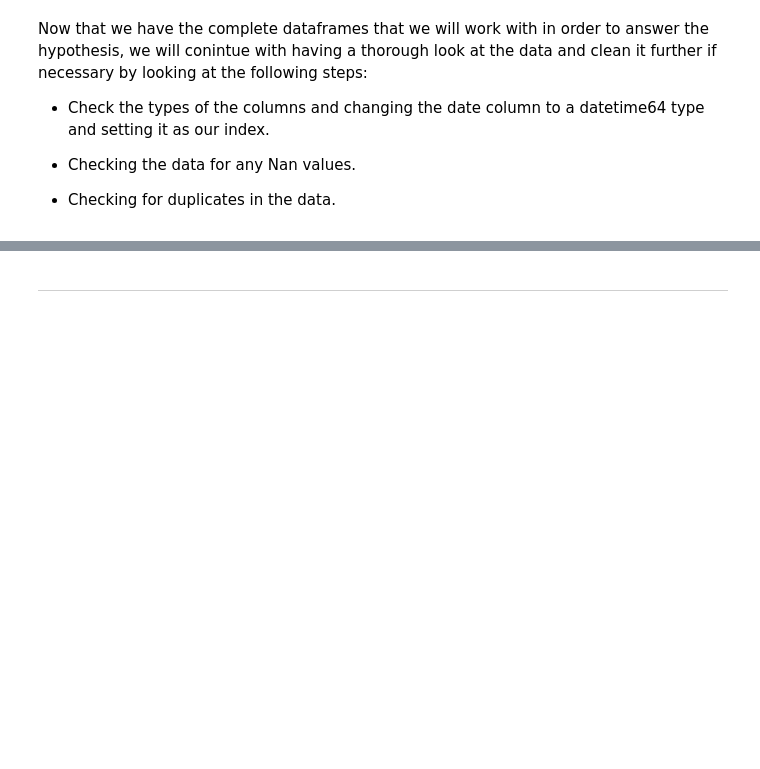
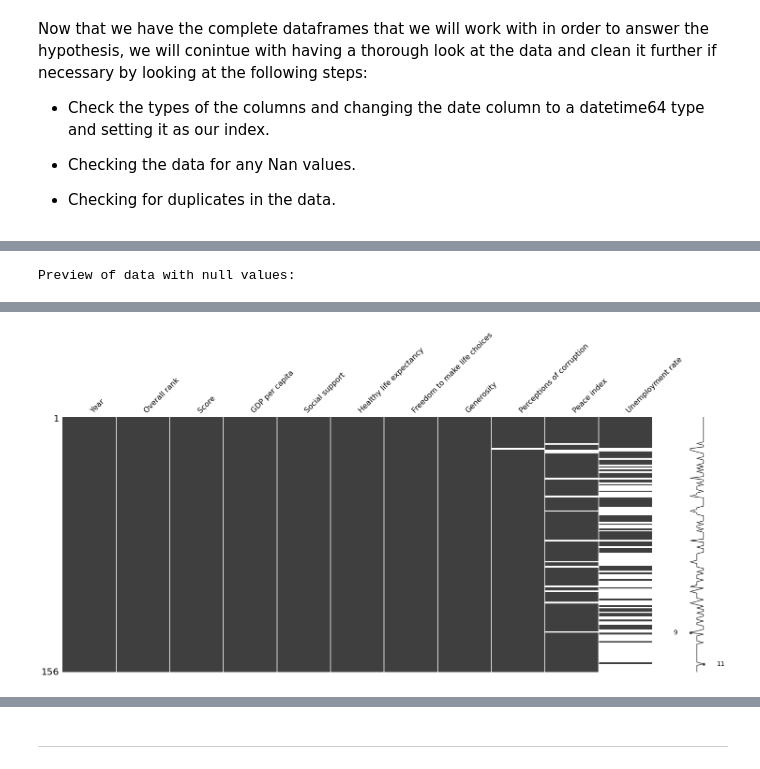
Before and after one commit to RoxannaW/Project_world_happiness, a Jupyter notebook: src/main.ipynb, the cells around one changed output, grey strips where cells are left out. Saved outputs shown, nothing was run; the diff lists cells and outputs as text; code cells hidden in the pictures; blank space fills up the shorter version.

```diff
--- a/src/main.ipynb
+++ b/src/main.ipynb
@@ -363,0 +452,4 @@ Now that we have the complete dataframes that we will work with in order to answ
+# %%
+none_values(df=complete_data_2018)
+# %% [output]
+Preview of data with null values:
@@ -363,0 +461 @@ Now that we have the complete dataframes that we will work with in order to answ
+[figure, added]
```
Also changed, not shown: parts of 51 cells of this notebook, 2 other files.
